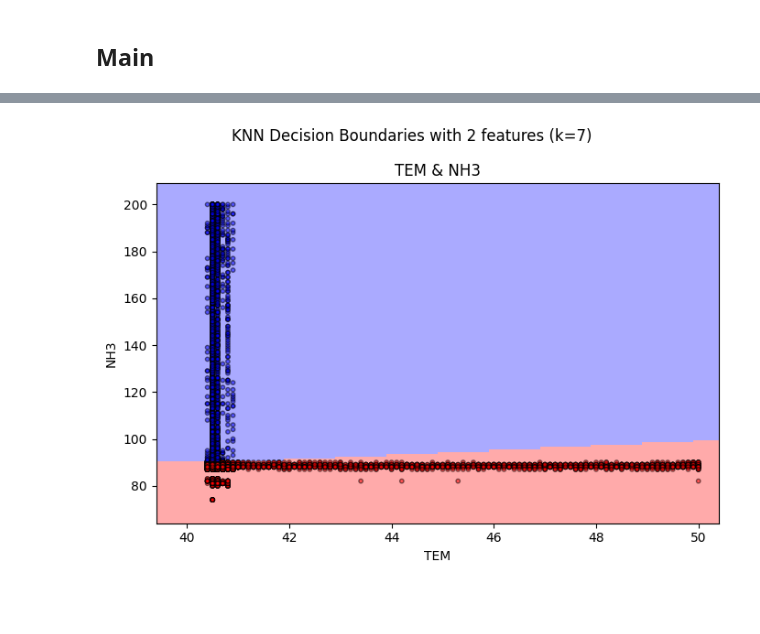
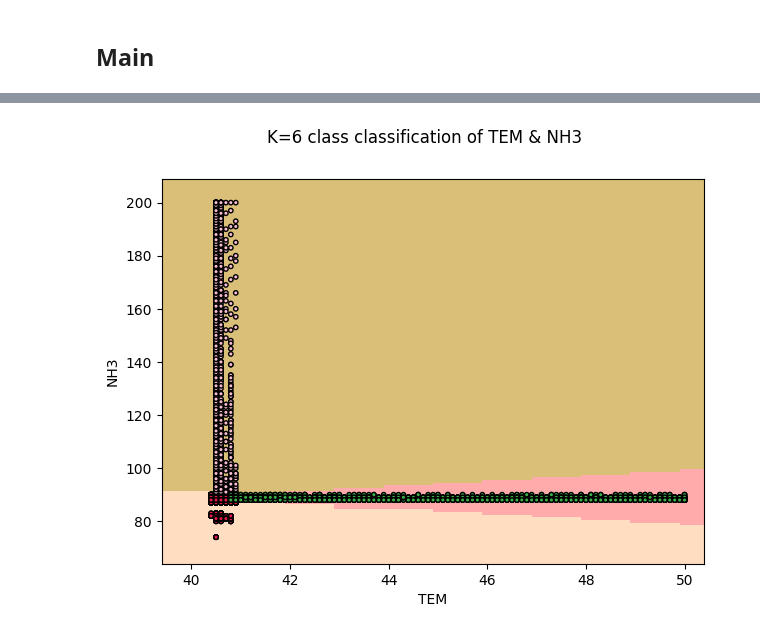
Before and after one commit to tkang007/ohtdata, a Jupyter notebook: oht4knn.ipynb, the cells around one changed output, grey strips where cells are left out. Saved outputs shown, nothing was run; the diff lists cells and outputs as text; code cells hidden in the pictures; blank space fills up the shorter version.

```diff
--- a/oht4knn.ipynb
+++ b/oht4knn.ipynb
@@ -216,21 +495,8 @@ elapsed time: 0.01 seconds
 # %%
+# knn predict
 _start = time.time()
 
-# Create KNN classifier
-knn = KNeighborsClassifier()
-
-# Grid search for optimal K value
-param_grid = {"n_neighbors": conf.N_NEIGHBORS}
-print(f"param_grid={param_grid}")
-
-# K-fold Cross-Validation: Divide the dataset into K folds. Train the model on K-1 folds and evaluate on the remaining fold.
-# Repeat this K times, rotating the validation fold.
-grid_search = GridSearchCV(knn, param_grid, cv=4, verbose=3)  # cv for cross validator folds
-grid_search.fit(X_train, y_train)
-
-# Best K value
-best_k = grid_search.best_params_["n_neighbors"]
-print(f"best_k={best_k} on param_grid={param_grid}")
+y_pred = knn_predict(model, X_test)
 
 _elapsed = time.time() - _start
 print(f"elapsed time: {human.format_timespan(_elapsed)}")
@@ -303,53 +539,11 @@ weighted avg       0.99      0.99      0.99     21600
 # %%
-# Visualize KNN Decision boundaries
+# knn decision boundary scatter, 2-D visualization
+start = time.time()
 
-# Create a mesh grid for plotting decision boundaries
-x_min, x_max = X.iloc[:, 0].min() - 1, X.iloc[:, 0].max() + 1
-y_min, y_max = X.iloc[:, 1].min() - 10, X.iloc[:, 1].max() + 10
-xx, yy = np.meshgrid(np.arange(x_min, x_max, 1), np.arange(y_min, y_max, 1))
+pngfile = f"knn-db-scatter-{'-'.join(TWO_COLUMNS)}.png"
+knn_2fs_db_scatter(X, y, model, best_k, title=" & ".join(TWO_COLUMNS), pngfile=pngfile)
 
-# Predict the class for each point in the mesh grid
-# xx.ravel() - return flattened array
-# np.c_[array,array] - translates slice objects to concatenation along the second axis.
-dfgrid = pd.DataFrame(np.c_[xx.ravel(), yy.ravel()], columns=COLUMN_NAMES_KNN)
-Z = final_model.predict(dfgrid)
-Z = Z.reshape(xx.shape)
-
-# Plot the decision boundaries
-cmap_light = ListedColormap(["#FFAAAA", "#AAFFAA", "#AAAAFF"])
-cmap_bold = ListedColormap(["#FF0000", "#00FF00", "#0000FF"])
-
-fig, ax = plt.subplots(nrows=1, ncols=1, figsize=conf.PLOTSIZE)
-ax.pcolormesh(xx, yy, Z, cmap=cmap_light)
-
-# Plot the training points
-# c=y - sequence of n numbers to be mapped to colors using *cmap*
-ax.scatter(X.iloc[:, 0], X.iloc[:, 1], c=y, cmap=cmap_bold, edgecolor="k", s=10, alpha=0.5)
-ax.set_xlim(xx.min(), xx.max())
-ax.set_ylim(yy.min(), yy.max())
-ax.set_xlabel(COLUMN_NAMES_KNN[0])
-ax.set_ylabel(COLUMN_NAMES_KNN[1])
-ax.set_title(" & ".join(COLUMN_NAMES_KNN))
-
-fig.suptitle(f"KNN Decision Boundaries with 2 features (k={best_k})")
-
-plt.tight_layout()
-plt.show()
-
-pngfile = "knn-scatter-" + "-".join(COLUMN_NAMES_KNN) + ".png"
-if pngfile is not None:
-    pngfile = pngfile.lower()
-    filepath = pathlib.Path(conf.DIRCHART) / pngfile
-    fig.savefig(
-        filepath,
-        dpi=conf.DPI,
-        facecolor="w",
-        edgecolor="w",
-        orientation="portrait",
-        format=None,
-        transparent=False,
-        bbox_inches=None,
-        pad_inches=None,
-    )
+_elapsed = time.time() - _start
+print(f"elapsed time: {human.format_timespan(_elapsed)}")
 # %% [output]
-[figure, old version]
+[figure, new version]
```
Also changed, not shown: parts of 36 cells of this notebook, 6 other files.
